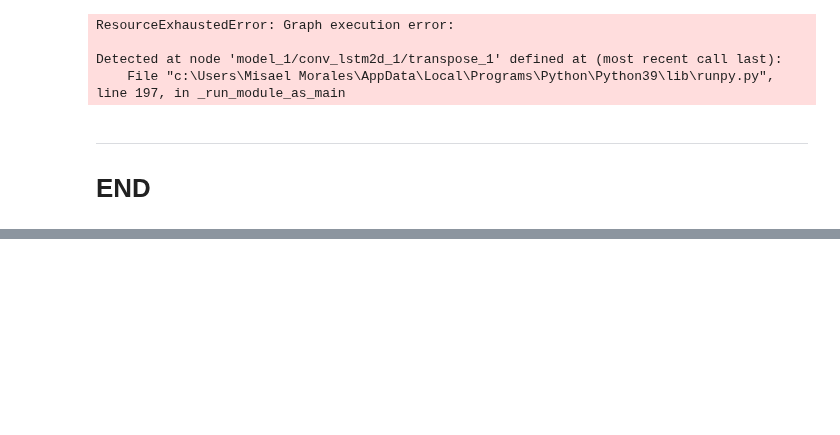
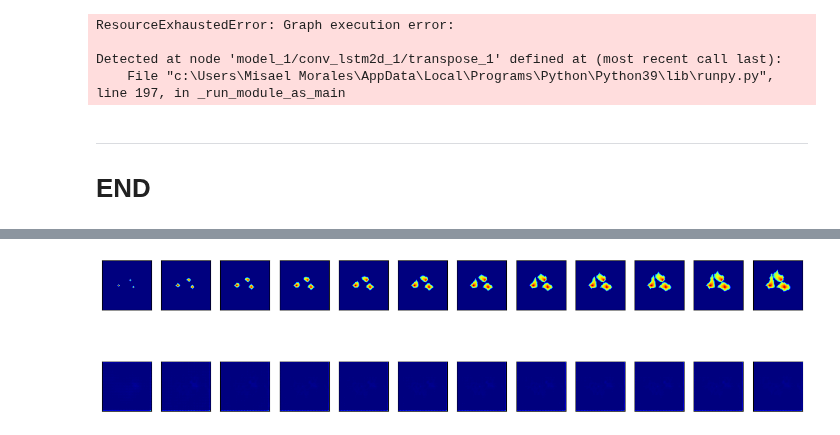
Before and after one commit to misaelmmorales/Stochastic-pix2vid, a Jupyter notebook: CNN_RNN_CO2_v2.ipynb, the cells around one changed output, grey strips where cells are left out. Saved outputs shown, nothing was run; the diff lists cells and outputs as text; code cells hidden in the pictures; blank space fills up the shorter version.

```diff
--- a/CNN_RNN_CO2_v2.ipynb
+++ b/CNN_RNN_CO2_v2.ipynb
@@ -61,9 +61,9 @@ global_reg = 1e-4
 
 # Convolutional block (Encoder)
 def conv_block(filt, inp, kern=(3,3), reg=global_reg):
-    x = Conv2D(filters=filt, kernel_size=kern, padding='same', activation=LeakyReLU(alpha=0.3))(inp)
-    x = Conv2D(filters=filt, kernel_size=kern, padding='same', kernel_regularizer=regularizers.l2(reg))(x)
-    x = BatchNormalization()(x)
+    x = SeparableConv2D(filters=filt, kernel_size=kern, padding='same', activation=LeakyReLU(alpha=0.3))(inp)
+    x = SeparableConv2D(filters=filt, kernel_size=kern, padding='same', kernel_regularizer=regularizers.l2(reg))(x)
+    x = InstanceNormalization()(x)
     x = LeakyReLU(alpha=0.3)(x)
     x = MaxPooling2D(pool_size=(2,2))(x)
     return x
@@ -81,7 +81,7 @@ def convT_block(filt, stride, inp, kern=(3,3,3), reg=global_reg):
     x = Conv3DTranspose(filters=filt, kernel_size=kern, padding='same', strides=1,      activation=LeakyReLU(alpha=0.3))(inp)
     x = Conv3DTranspose(filters=filt, kernel_size=kern, padding='same', strides=stride, activation=LeakyReLU(alpha=0.3))(x)
     x = Conv3DTranspose(filters=filt, kernel_size=kern, padding='same', kernel_regularizer=regularizers.l2(reg))(x)
-    x = BatchNormalization()(x)
+    x = InstanceNormalization()(x)
     x = LeakyReLU(alpha=0.3)(x)
     return x
 
@@ -165,0 +132,4 @@ Epoch 38/100
+# %%
+y_train_pred = model.predict(proxy.X_train)
+y_test_pred  = model.predict(proxy.X_test)
+print(y_train_pred.shape, y_test_pred.shape)
@@ -165,0 +140,13 @@ Epoch 38/100
+# %%
+k = 78
+c = 1
+
+fig, axs = plt.subplots(2, 12, figsize=(15,4))
+for j in range(12):
+    axs[0,j].imshow(proxy.y_train[k,j*5,:,:,c], 'jet')
+    axs[1,j].imshow(y_train_pred[k,j*5,:,:,c], 'jet')
+    for i in range(2):
+        axs[i,j].set(xticks=[], yticks=[])
+plt.show()
+# %% [output]
+[figure, added]
```
Also changed, not shown: parts of 3 cells of this notebook.
